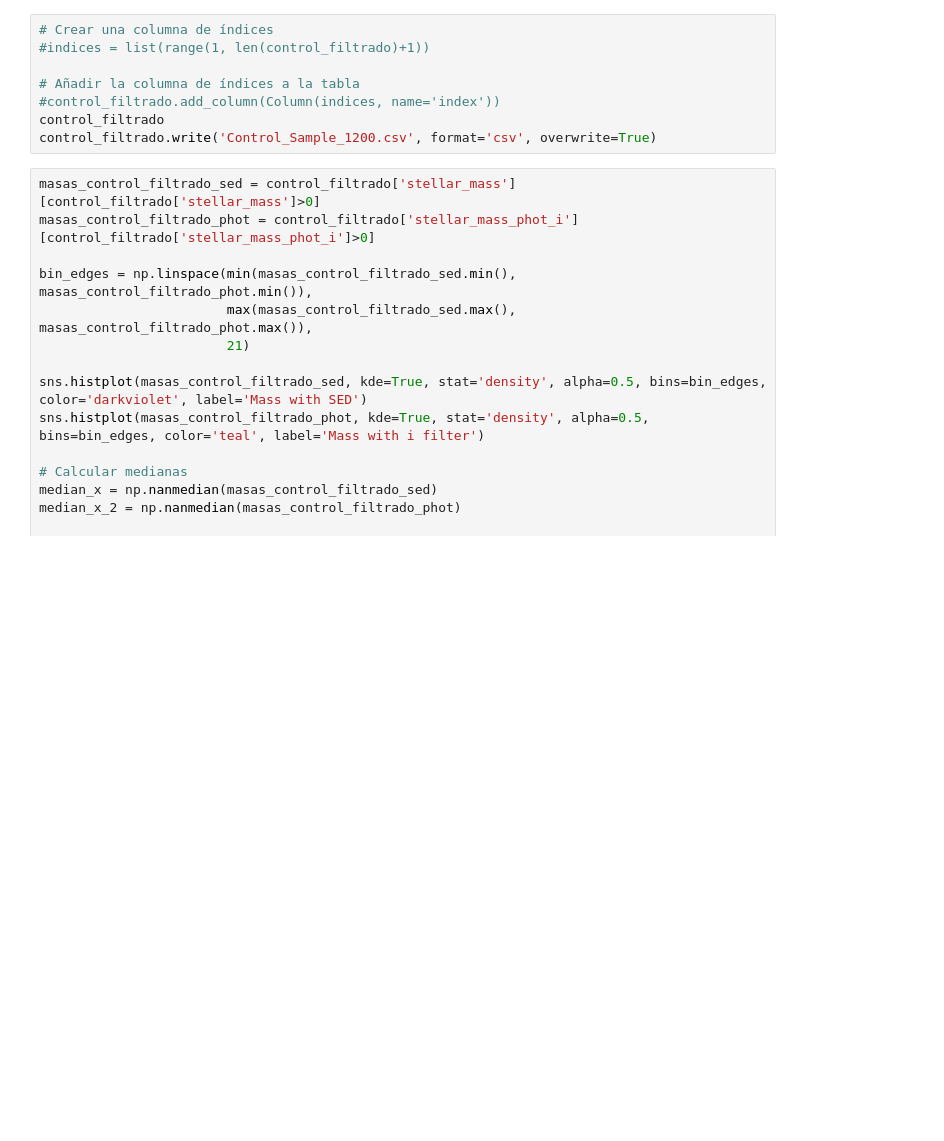
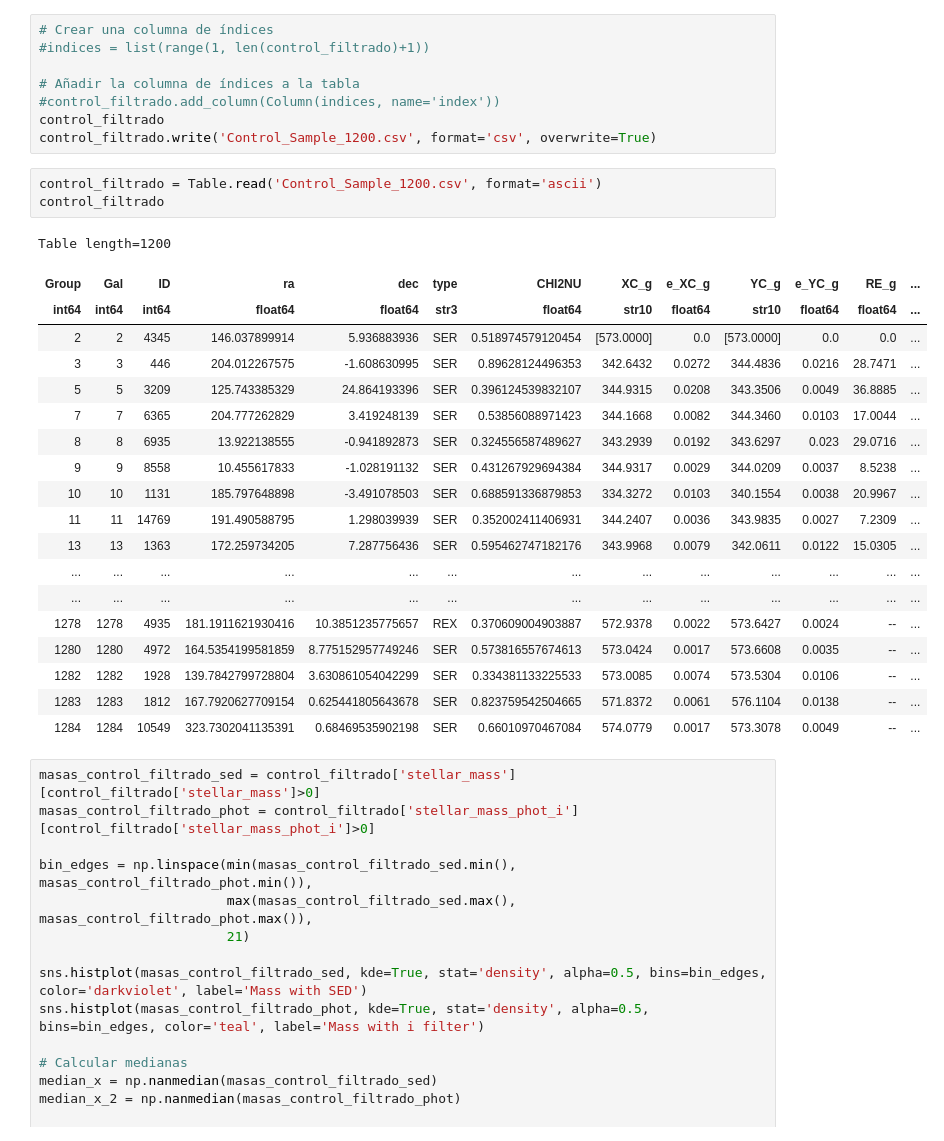
Before and after one commit to Siortiz/MorphoLS, a Jupyter notebook: Analysis/Masas.ipynb, the cells around one changed output. Drawn from its saved outputs; the diff is of its cells as text; blank space fills up the shorter version.

```diff
--- a/Analysis/Masas.ipynb
+++ b/Analysis/Masas.ipynb
@@ -63,6 +83,29 @@ control_filtrado = control[~indices_originales]
 #control_filtrado.add_column(Column(indices, name='index'))
 control_filtrado
 control_filtrado.write('Control_Sample_1200.csv', format='csv', overwrite=True)
+# %%
+control_filtrado = Table.read('Control_Sample_1200.csv', format='ascii')
+control_filtrado
+# %% [output]
+Table length=1200
+| Group | Gal | ID | ra | dec | type | CHI2NU | XC_g | e_XC_g | YC_g | e_YC_g | RE_g | ... |
+| int64 | int64 | int64 | float64 | float64 | str3 | float64 | str10 | float64 | str10 | float64 | float64 | ... |
+| 2 | 2 | 4345 | 146.037899914 | 5.936883936 | SER | 0.518974579120454 | [573.0000] | 0.0 | [573.0000] | 0.0 | 0.0 | ... |
+| 3 | 3 | 446 | 204.012267575 | -1.608630995 | SER | 0.89628124496353 | 342.6432 | 0.0272 | 344.4836 | 0.0216 | 28.7471 | ... |
+| 5 | 5 | 3209 | 125.743385329 | 24.864193396 | SER | 0.396124539832107 | 344.9315 | 0.0208 | 343.3506 | 0.0049 | 36.8885 | ... |
+| 7 | 7 | 6365 | 204.777262829 | 3.419248139 | SER | 0.53856088971423 | 344.1668 | 0.0082 | 344.3460 | 0.0103 | 17.0044 | ... |
+| 8 | 8 | 6935 | 13.922138555 | -0.941892873 | SER | 0.324556587489627 | 343.2939 | 0.0192 | 343.6297 | 0.023 | 29.0716 | ... |
+| 9 | 9 | 8558 | 10.455617833 | -1.028191132 | SER | 0.431267929694384 | 344.9317 | 0.0029 | 344.0209 | 0.0037 | 8.5238 | ... |
+| 10 | 10 | 1131 | 185.797648898 | -3.491078503 | SER | 0.688591336879853 | 334.3272 | 0.0103 | 340.1554 | 0.0038 | 20.9967 | ... |
+| 11 | 11 | 14769 | 191.490588795 | 1.298039939 | SER | 0.352002411406931 | 344.2407 | 0.0036 | 343.9835 | 0.0027 | 7.2309 | ... |
+| 13 | 13 | 1363 | 172.259734205 | 7.287756436 | SER | 0.595462747182176 | 343.9968 | 0.0079 | 342.0611 | 0.0122 | 15.0305 | ... |
+| ... | ... | ... | ... | ... | ... | ... | ... | ... | ... | ... | ... | ... |
+| ... | ... | ... | ... | ... | ... | ... | ... | ... | ... | ... | ... | ... |
+| 1278 | 1278 | 4935 | 181.1911621930416 | 10.3851235775657 | REX | 0.370609004903887 | 572.9378 | 0.0022 | 573.6427 | 0.0024 | -- | ... |
+| 1280 | 1280 | 4972 | 164.5354199581859 | 8.775152957749246 | SER | 0.573816557674613 | 573.0424 | 0.0017 | 573.6608 | 0.0035 | -- | ... |
+| 1282 | 1282 | 1928 | 139.7842799728804 | 3.630861054042299 | SER | 0.334381133225533 | 573.0085 | 0.0074 | 573.5304 | 0.0106 | -- | ... |
+| 1283 | 1283 | 1812 | 167.7920627709154 | 0.625441805643678 | SER | 0.823759542504665 | 571.8372 | 0.0061 | 576.1104 | 0.0138 | -- | ... |
+| 1284 | 1284 | 10549 | 323.7302041135391 | 0.68469535902198 | SER | 0.66010970467084 | 574.0779 | 0.0017 | 573.3078 | 0.0049 | -- | ... |
 # %%
 masas_control_filtrado_sed = control_filtrado['stellar_mass'][control_filtrado['stellar_mass']>0]
 masas_control_filtrado_phot = control_filtrado['stellar_mass_phot_i'][control_filtrado['stellar_mass_phot_i']>0]
```
Also changed, not shown: parts of 6 cells of this notebook, 47 other files.
